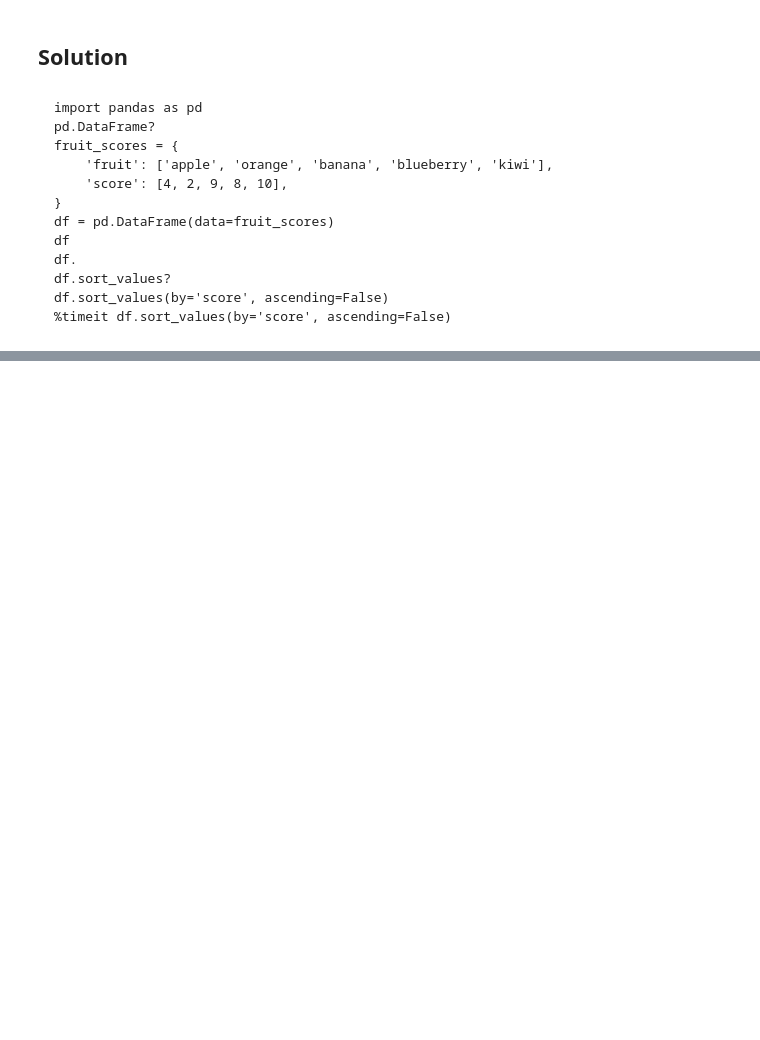
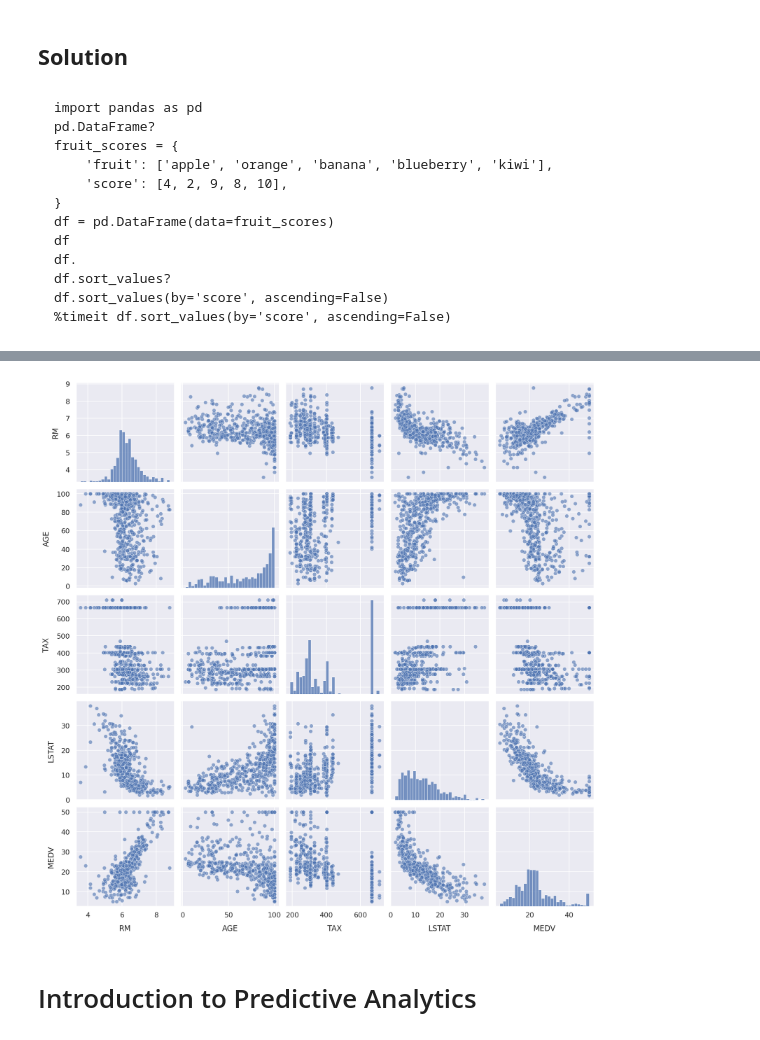
Before and after one commit to oucemabennasr/Data_science_workshop, a Jupyter notebook: Introduction_to_Jupyter_Notebooks.ipynb, the cells around one changed output, grey strips where cells are left out. Drawn from its saved outputs; the diff is of its cells as text; code cells hidden in the pictures; blank space fills up the shorter version.

Commit message:
Created using Colaboratory add EDA predictive model EXERCICE

```diff
--- a/Introduction_to_Jupyter_Notebooks.ipynb
+++ b/Introduction_to_Jupyter_Notebooks.ipynb
@@ -163,0 +525,10 @@ df.sort_values(by='score', ascending=False)
+# %%
+sns.pairplot(df[cols], plot_kws={'alpha': 0.6},
+             diag_kws={'bins': 30},)
+
+plt.savefig('boston-housing-pairplot.png',
+            bbox_inches='tight', dpi=300,)
+# %% [output]
+[figure, added]
+# %% [markdown]
+# Introduction to Predictive Analytics
```
Also changed, not shown: parts of 64 cells of this notebook.
